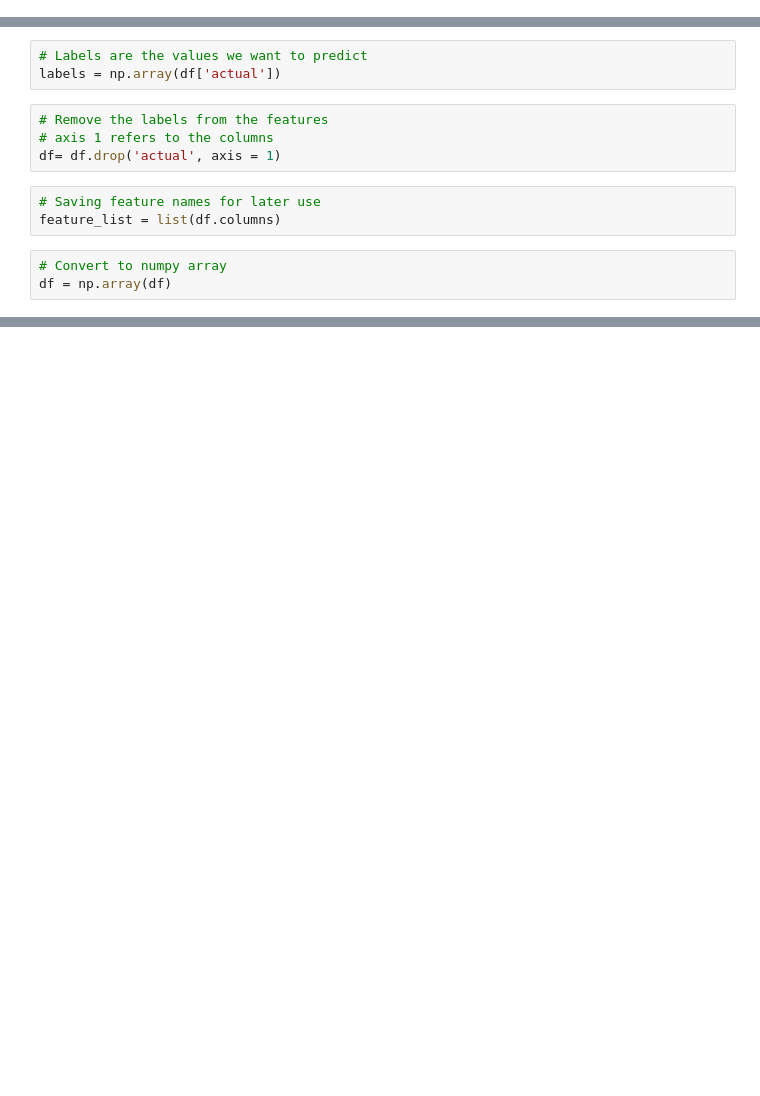
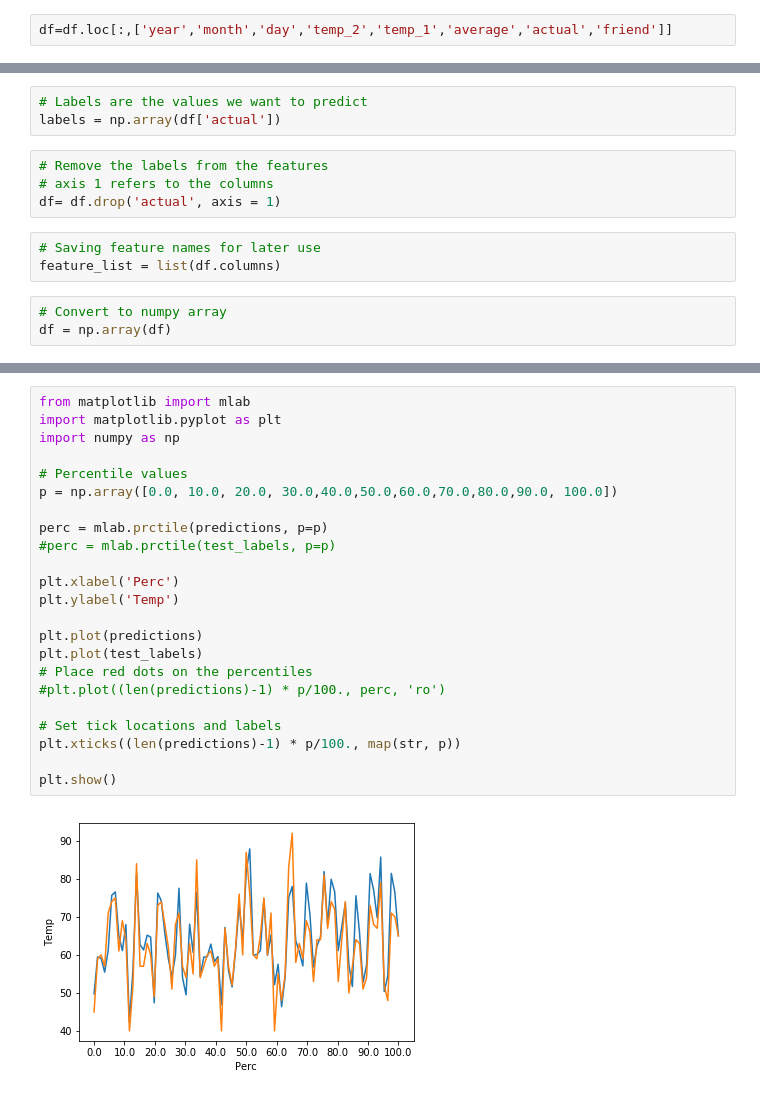
Before and after one commit to suthashok/Miscellaneous_Projects, a Jupyter notebook: Regression_Random_Forest/Random_Forest_Classification.ipynb, the cells around one changed output, grey strips where cells are left out. Cells and saved outputs as stored; diff of their text form; blank space fills up the shorter version.

```diff
--- a/Regression_Random_Forest/Random_Forest_Classification.ipynb
+++ b/Regression_Random_Forest/Random_Forest_Classification.ipynb
@@ -33,6 +35,8 @@ df.describe()
 | max | 2016.0 | 12.000000 | 31.000000 | 117.000000 | 117.000000 | 77.400000 | 92.000000 | 77.000000 | 82.000000 | ... |
 # %%
 # Mean and median are nearly similar thus not much data anomaly
+# %%
+df=df.loc[:,['year','month','day','temp_2','temp_1','average','actual','friend']]
 # %%
 # Creating dates from Year-Month-Date
 
@@ -112,0 +264,25 @@ df = np.array(df)
+# %%
+from matplotlib import mlab
+import matplotlib.pyplot as plt
+import numpy as np
+
+# Percentile values
+p = np.array([0.0, 10.0, 20.0, 30.0,40.0,50.0,60.0,70.0,80.0,90.0, 100.0])
+
+perc = mlab.prctile(predictions, p=p)
+#perc = mlab.prctile(test_labels, p=p)
+
+plt.xlabel('Perc')
+plt.ylabel('Temp')
+
+plt.plot(predictions)
+plt.plot(test_labels)
+# Place red dots on the percentiles
+#plt.plot((len(predictions)-1) * p/100., perc, 'ro')
+
+# Set tick locations and labels
+plt.xticks((len(predictions)-1) * p/100., map(str, p))
+
+plt.show()
+# %% [output]
+[figure, added]
```
Also changed, not shown: parts of 19 cells of this notebook.
